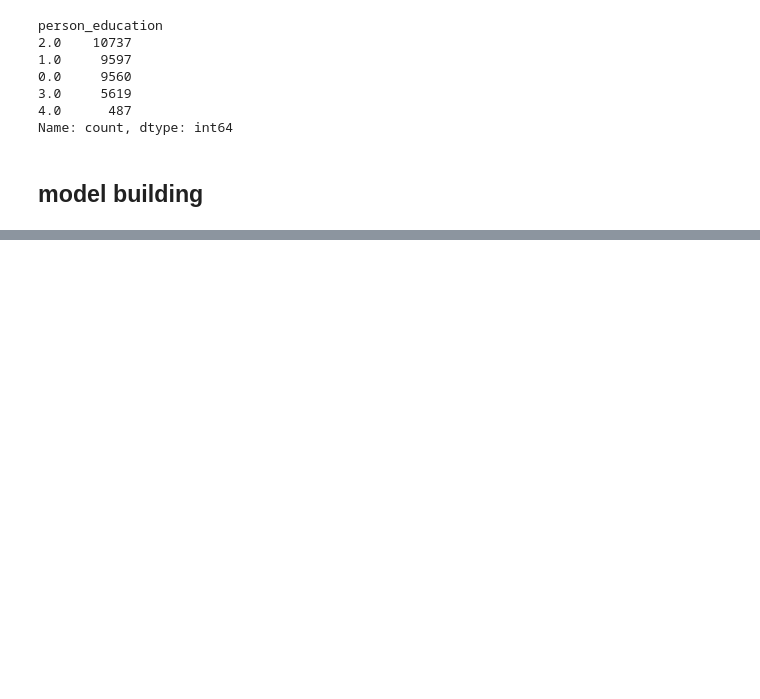
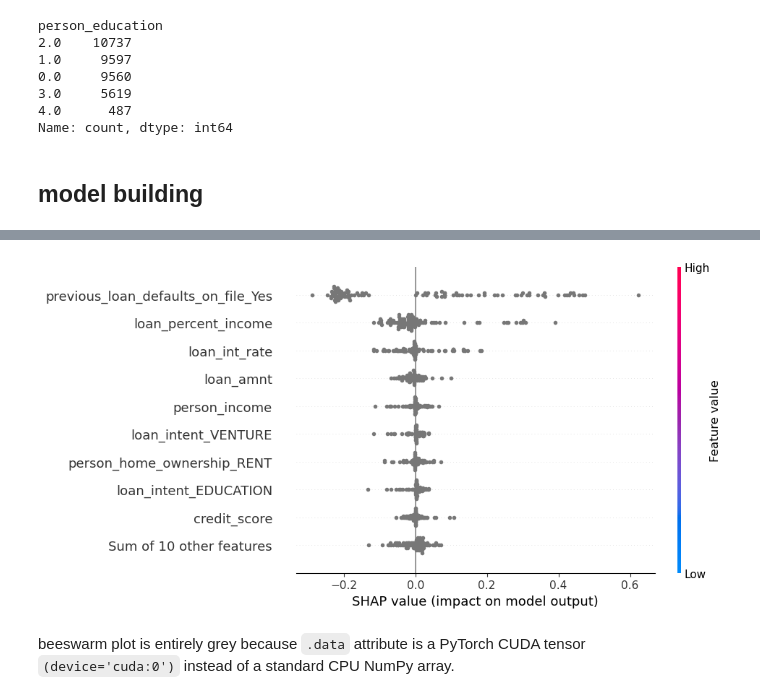
Before and after one commit to Naman-Agrawal19/shap, a Jupyter notebook: 5. ann_shap.ipynb, the cells around one changed output, grey strips where cells are left out. Cells and saved outputs as stored; diff of their text form; code cells hidden in the pictures; blank space fills up the shorter version.

```diff
--- a/5. ann_shap.ipynb
+++ b/5. ann_shap.ipynb
@@ -480,0 +900,6 @@ Name: count, dtype: int64
+# %%
+shap.plots.beeswarm(shap_explaination[:,:,0])
+# %% [output]
+[figure, added]
+# %% [markdown]
+beeswarm plot is entirely grey because `.data` attribute is a PyTorch CUDA tensor `(device='cuda:0')` instead of a standard CPU NumPy array.
```
Also changed, not shown: parts of 61 cells of this notebook.
